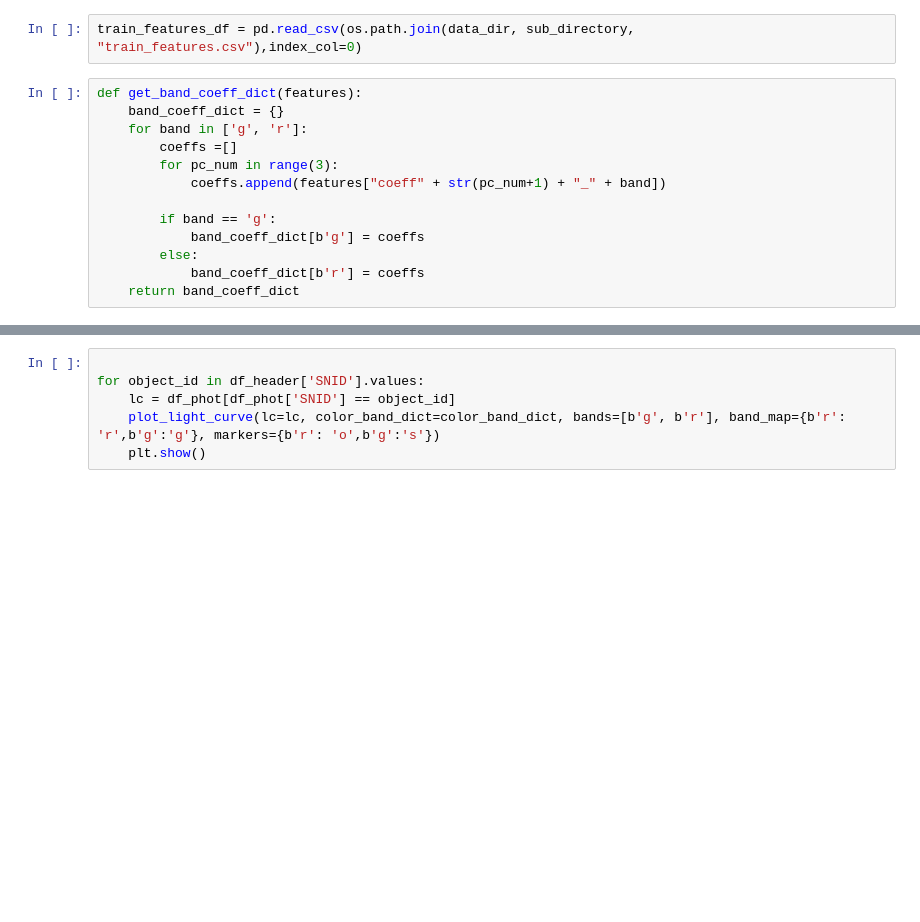
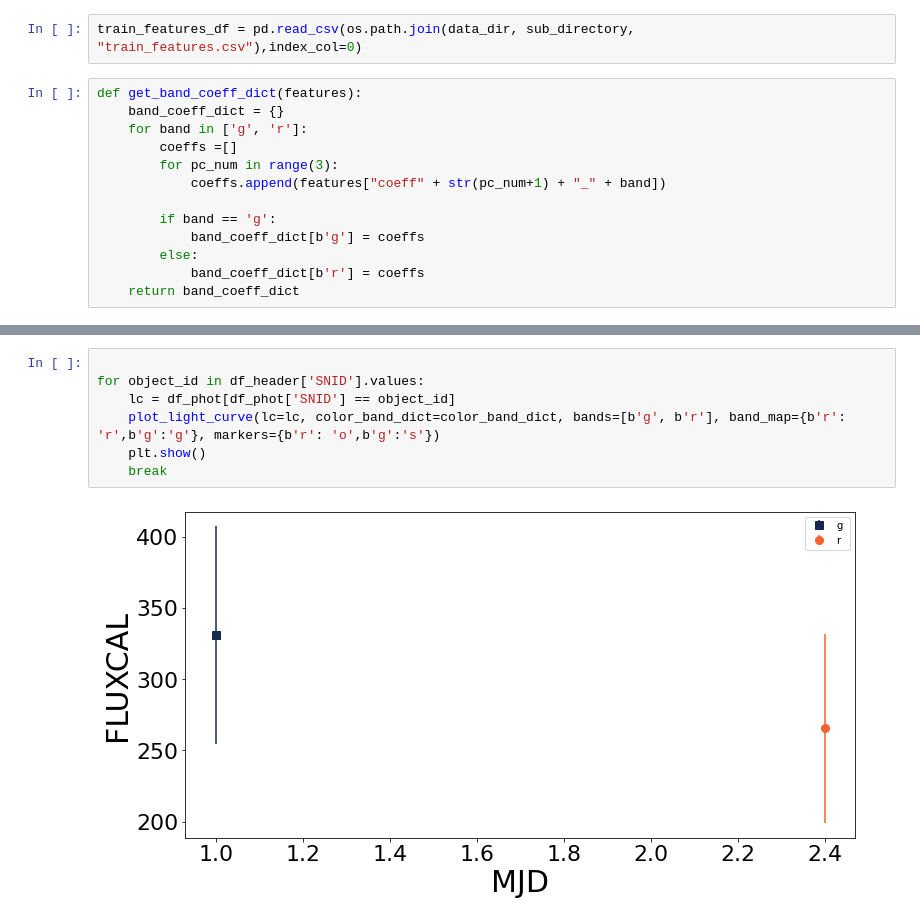
Before and after one commit to b-biswas/kndetect, a Jupyter notebook: notebooks/test_plots.ipynb, the cells around one changed output, grey strips where cells are left out. Drawn from its saved outputs; the diff is of its cells as text; blank space fills up the shorter version.

```diff
--- a/notebooks/test_plots.ipynb
+++ b/notebooks/test_plots.ipynb
@@ -77,6 +73,9 @@ should print
 # %%
 
 for object_id in df_header['SNID'].values:
     lc = df_phot[df_phot['SNID'] == object_id]
     plot_light_curve(lc=lc, color_band_dict=color_band_dict, bands=[b'g', b'r'], band_map={b'r': 'r',b'g':'g'}, markers={b'r': 'o',b'g':'s'})
     plt.show()
+    break
+# %% [output]
+[figure, added]
```
Also changed, not shown: parts of 2 cells of this notebook, 9 other files.
